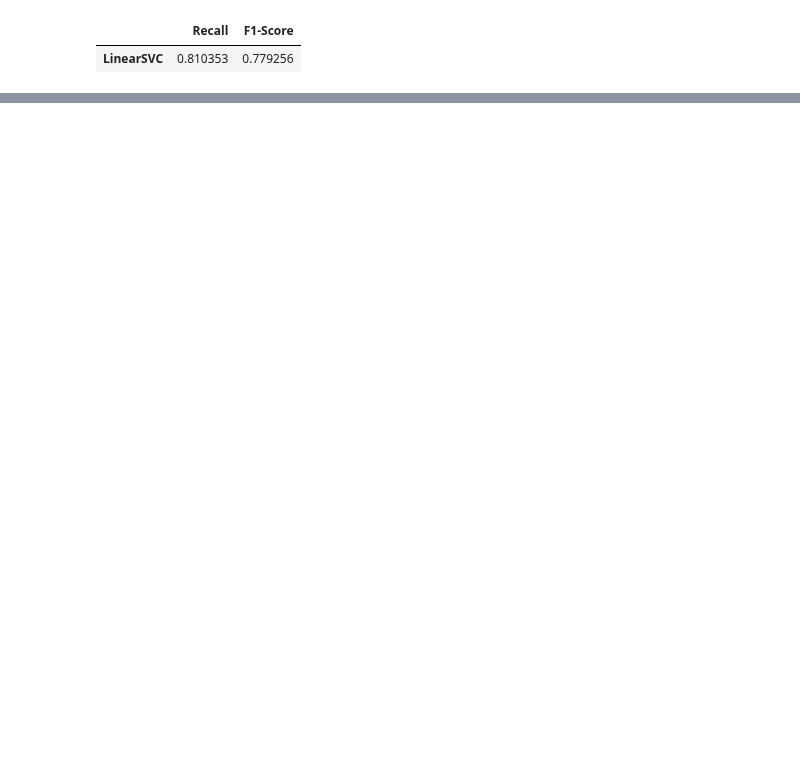
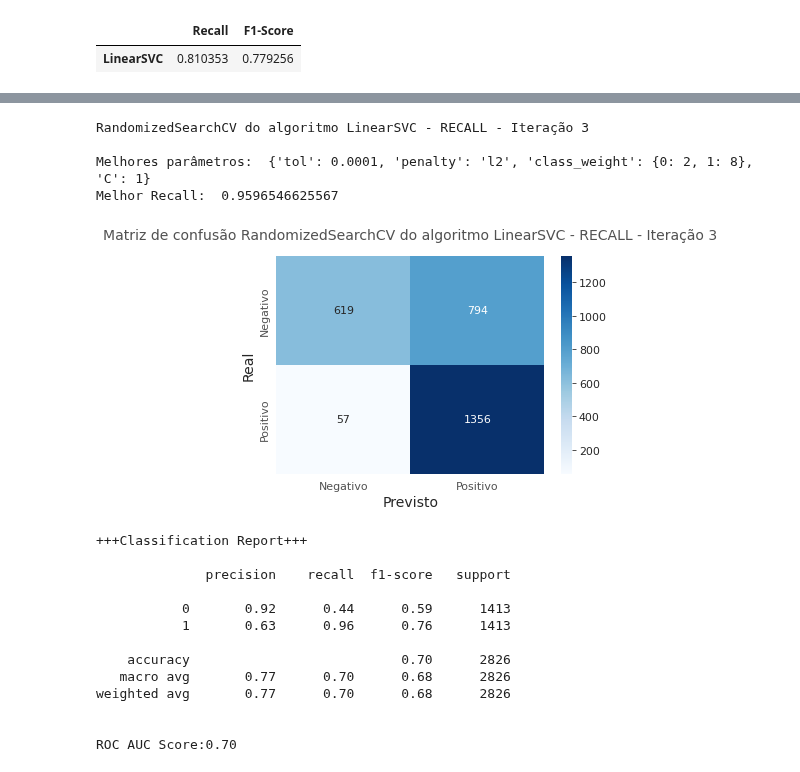
Before and after one commit to LuisCSGuimaraes/ChurnPrediction, a Jupyter notebook: Notebook/Churn Prediction.ipynb, the cells around one changed output, grey strips where cells are left out. Saved outputs shown, nothing was run; the diff lists cells and outputs as text; code cells hidden in the pictures; blank space fills up the shorter version.

```diff
--- a/Notebook/Churn Prediction.ipynb
+++ b/Notebook/Churn Prediction.ipynb
@@ -1661,0 +1789,78 @@ warnings.filterwarnings('ignore')
+# %%
+#Instânciando o modelo sem hiperparâmetros
+lsvc_random = LinearSVC(random_state=seed)
+
+#Dicionário dos parâmetros que serão utilizados na Randomized Search
+random_params = {
+    'penalty': ['l1','l2'],
+    'tol':[0.0001,0.001,0.01,0.1,1],
+    'C':range(1,20,5),
+    'class_weight':['balanced', {0:2,1:7}, {0:2,1:8}, {0:3,1:7}, {0:3,1:8}, {0:4,1:8}, {0:4,1:9}],
+}
+
+
+#Instânciando o modelo de Randomized Search
+random = RandomizedSearchCV(lsvc_random,
+                            random_params,
+                            scoring='recall',
+                            random_state=seed,
+                            n_iter=1000)
+
+#Fit do modelo nos dados de treino
+random.fit(X_train, y_train)
+
+#Exibindo
+print("RandomizedSearchCV do algoritmo LinearSVC - RECALL - Iteração 3\n")
+print('Melhores parâmetros: ', random.best_params_)
+print('Melhor Recall: ', random.best_score_)
+# %% [output]
+RandomizedSearchCV do algoritmo LinearSVC - RECALL - Iteração 3
+
+Melhores parâmetros:  {'tol': 0.0001, 'penalty': 'l2', 'class_weight': {0: 2, 1: 8}, 'C': 1}
+Melhor Recall:  0.9596546625567
+# %%
+#Instânciando o modelo com os hiperparametros encontrados
+lsvc_random = LinearSVC(tol=0.0001,
+               penalty='l2',
+               C=1,
+               class_weight={0:2,1:8},
+               random_state=seed)
+
+#Treinando o modelo utilizando o cross_val_predict
+y_pred = cross_val_predict(lsvc_random, X_train, y_train)
+
+#Criando e exibindo a Matriz de confusão
+conf_mat = confusion_matrix(y_train, y_pred)
+
+fig = plt.figure()
+mtx = sns.heatmap(conf_mat, annot=True, fmt='g', cmap='Blues')
+mtx.set_title('Matriz de confusão RandomizedSearchCV do algoritmo LinearSVC - RECALL - Iteração 3',
+              fontsize="14",
+              color=cinza_texto,
+              y=1.05)
+mtx.set_yticklabels(['Negativo','Positivo'], color=cinza_texto)
+mtx.set_xticklabels(['Negativo','Positivo'], color=cinza_texto)
+mtx.set_xlabel('Previsto', fontsize="14")
+mtx.set_ylabel('Real', fontsize="14")
+
+plt.show()
+
+#Exibindo o classification_report
+print("+++Classification Report+++\n")
+print(classification_report(y_train,y_pred))
+print("\nROC AUC Score:{:.2f}".format(roc_auc_score(y_train, y_pred)))
+# %% [output]
+[figure, added]
++++Classification Report+++
+
+              precision    recall  f1-score   support
+
+           0       0.92      0.44      0.59      1413
+           1       0.63      0.96      0.76      1413
+
+    accuracy                           0.70      2826
+   macro avg       0.77      0.70      0.68      2826
+weighted avg       0.77      0.70      0.68      2826
+
+
+ROC AUC Score:0.70
```
Also changed, not shown: parts of 41 cells of this notebook.
